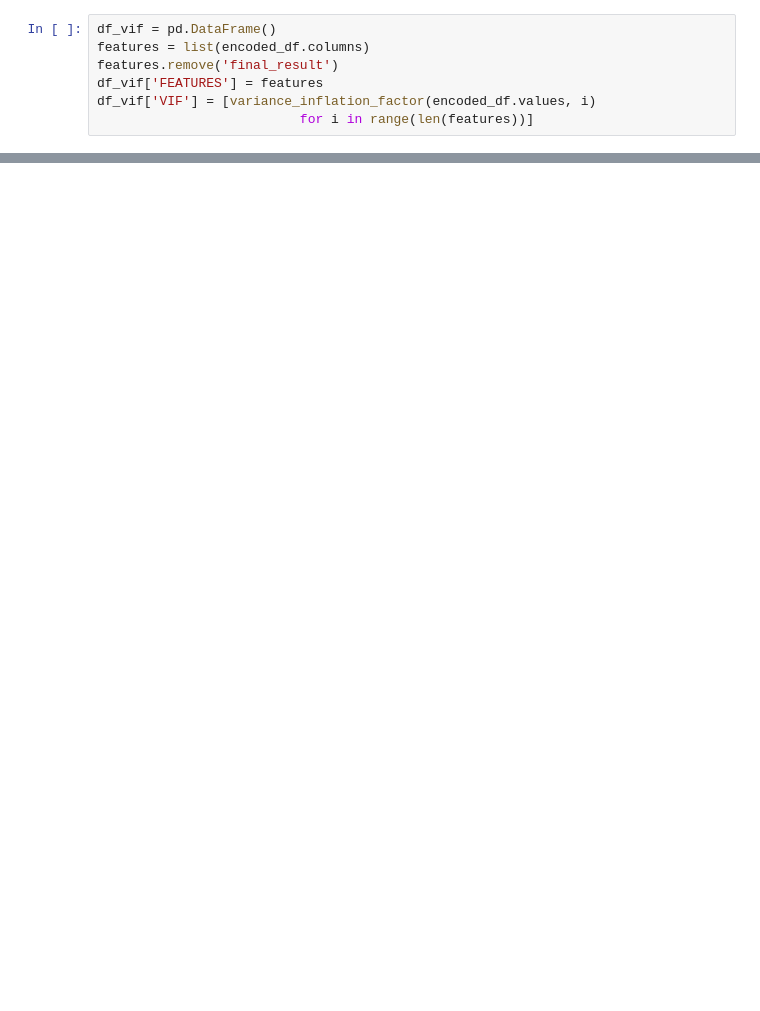
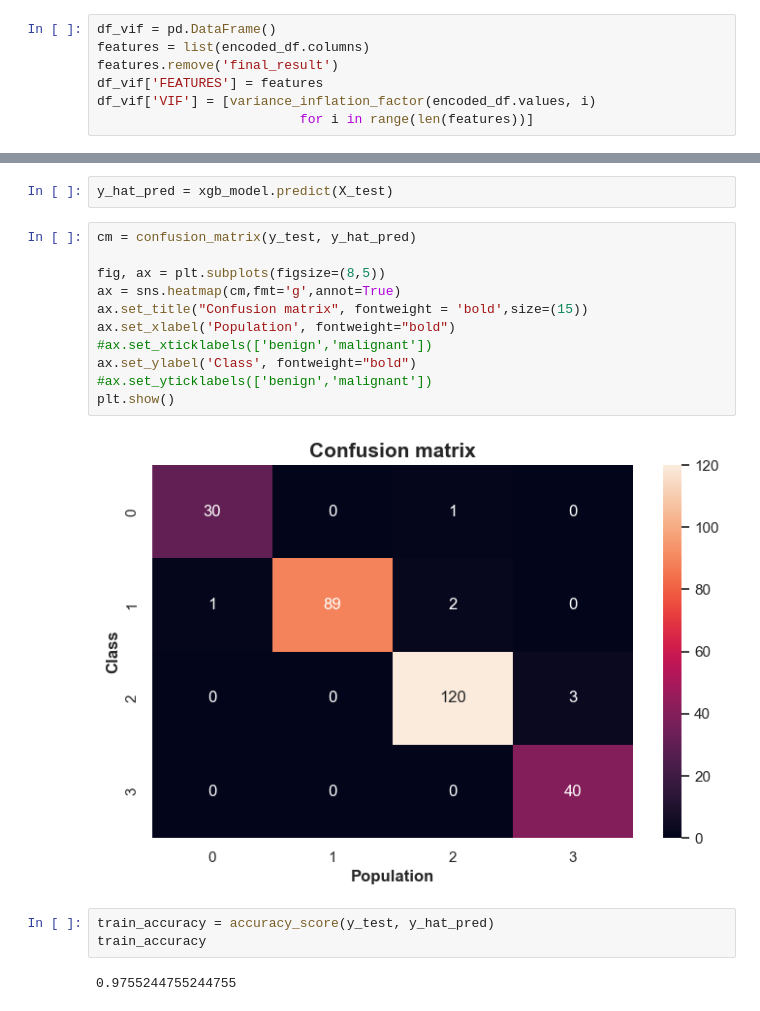
Before and after one commit to AndaniAfrica/data_science_assesment, a Jupyter notebook: assessment_notebook.ipynb, the cells around one changed output, grey strips where cells are left out. Drawn from its saved outputs; the diff is of its cells as text; blank space fills up the shorter version.

```diff
--- a/assessment_notebook.ipynb
+++ b/assessment_notebook.ipynb
@@ -831,0 +933,20 @@ df_vif
+# %%
+y_hat_pred = xgb_model.predict(X_test)
+# %%
+cm = confusion_matrix(y_test, y_hat_pred)
+
+fig, ax = plt.subplots(figsize=(8,5))
+ax = sns.heatmap(cm,fmt='g',annot=True)
+ax.set_title("Confusion matrix", fontweight = 'bold',size=(15))
+ax.set_xlabel('Population', fontweight="bold")
+#ax.set_xticklabels(['benign','malignant'])
+ax.set_ylabel('Class', fontweight="bold")
+#ax.set_yticklabels(['benign','malignant'])
+plt.show()
+# %% [output]
+[figure, added]
+# %%
+train_accuracy = accuracy_score(y_test, y_hat_pred)
+train_accuracy
+# %% [output]
+0.9755244755244755
```
Also changed, not shown: parts of 19 cells of this notebook.
